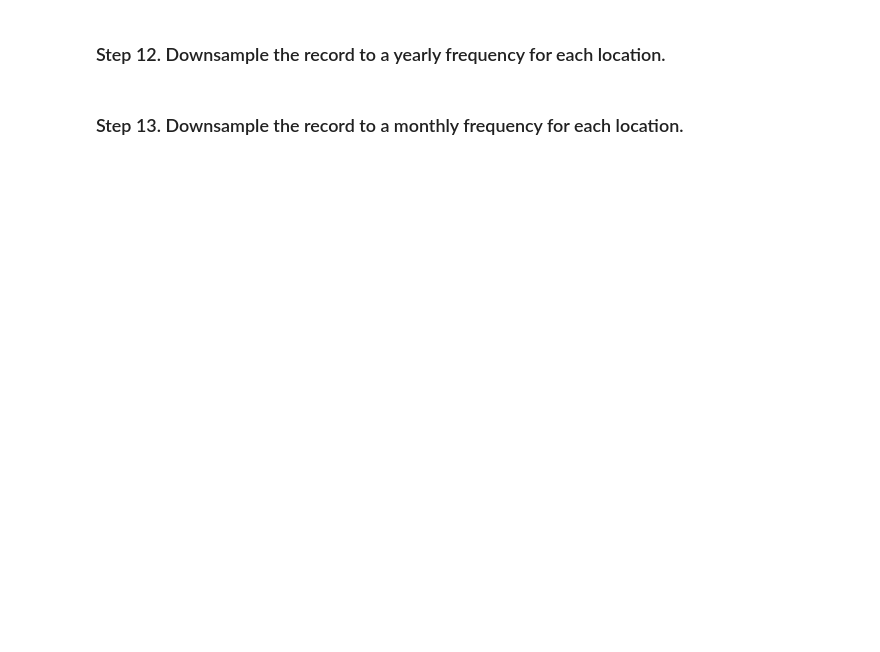
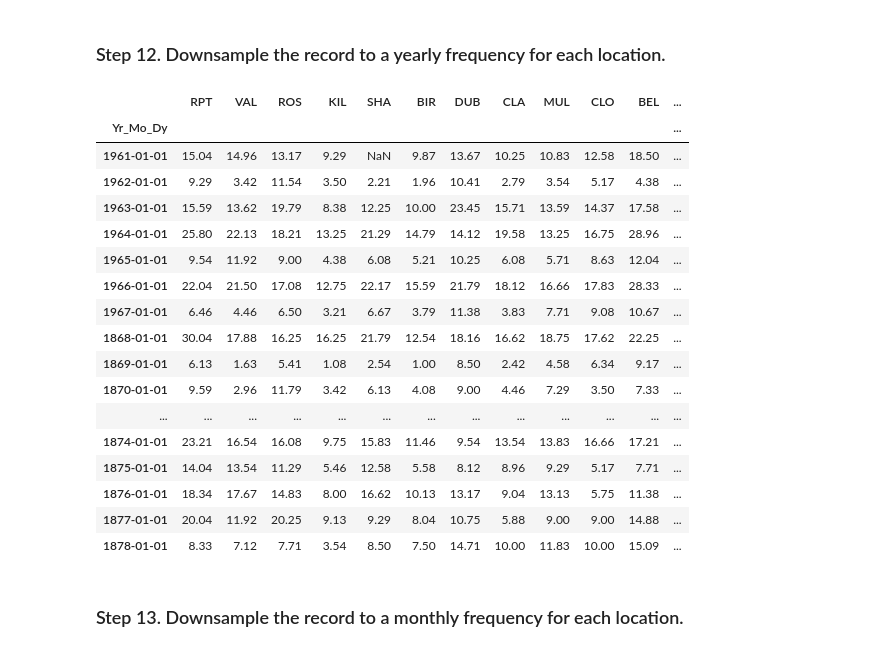
Before and after one commit to amaralcs/pandas_exercises, a Jupyter notebook: 06_Stats/Wind_Stats/Exercises_ca_sol.ipynb, the cells around one changed output. Cells and saved outputs as stored; diff of their text form; code cells hidden in the pictures; blank space fills up the shorter version.

```diff
--- a/06_Stats/Wind_Stats/Exercises_ca_sol.ipynb
+++ b/06_Stats/Wind_Stats/Exercises_ca_sol.ipynb
@@ -131,3 +176,11 @@ dtype: int64
 # %% [markdown]
 ### Step 11. Find the average windspeed in January for each location.
 #### Treat January 1961 and January 1962 both as January.
+# %%
+data['date'] = data.index
+
+data['year'] = data['date'].apply(lambda date: date.year)
+data['month'] = data['date'].apply(lambda date: date.month)
+data['day'] = data['date'].apply(lambda date: date.day)
+
+data[data['month']==1].loc[:,'RPT':'MAL'].mean()
@@ -134,4 +201,25 @@ dtype: int64
 # %% [markdown]
 ### Step 12. Downsample the record to a yearly frequency for each location.
+# %%
+data.query('month == 1 and day==1')
+# %% [output]
+|  | RPT | VAL | ROS | KIL | SHA | BIR | DUB | CLA | MUL | CLO | BEL | ... |
+| Yr_Mo_Dy |  |  |  |  |  |  |  |  |  |  |  | ... |
+| 1961-01-01 | 15.04 | 14.96 | 13.17 | 9.29 | NaN | 9.87 | 13.67 | 10.25 | 10.83 | 12.58 | 18.50 | ... |
+| 1962-01-01 | 9.29 | 3.42 | 11.54 | 3.50 | 2.21 | 1.96 | 10.41 | 2.79 | 3.54 | 5.17 | 4.38 | ... |
+| 1963-01-01 | 15.59 | 13.62 | 19.79 | 8.38 | 12.25 | 10.00 | 23.45 | 15.71 | 13.59 | 14.37 | 17.58 | ... |
+| 1964-01-01 | 25.80 | 22.13 | 18.21 | 13.25 | 21.29 | 14.79 | 14.12 | 19.58 | 13.25 | 16.75 | 28.96 | ... |
+| 1965-01-01 | 9.54 | 11.92 | 9.00 | 4.38 | 6.08 | 5.21 | 10.25 | 6.08 | 5.71 | 8.63 | 12.04 | ... |
+| 1966-01-01 | 22.04 | 21.50 | 17.08 | 12.75 | 22.17 | 15.59 | 21.79 | 18.12 | 16.66 | 17.83 | 28.33 | ... |
+| 1967-01-01 | 6.46 | 4.46 | 6.50 | 3.21 | 6.67 | 3.79 | 11.38 | 3.83 | 7.71 | 9.08 | 10.67 | ... |
+| 1868-01-01 | 30.04 | 17.88 | 16.25 | 16.25 | 21.79 | 12.54 | 18.16 | 16.62 | 18.75 | 17.62 | 22.25 | ... |
+| 1869-01-01 | 6.13 | 1.63 | 5.41 | 1.08 | 2.54 | 1.00 | 8.50 | 2.42 | 4.58 | 6.34 | 9.17 | ... |
+| 1870-01-01 | 9.59 | 2.96 | 11.79 | 3.42 | 6.13 | 4.08 | 9.00 | 4.46 | 7.29 | 3.50 | 7.33 | ... |
+| ... | ... | ... | ... | ... | ... | ... | ... | ... | ... | ... | ... | ... |
+| 1874-01-01 | 23.21 | 16.54 | 16.08 | 9.75 | 15.83 | 11.46 | 9.54 | 13.54 | 13.83 | 16.66 | 17.21 | ... |
+| 1875-01-01 | 14.04 | 13.54 | 11.29 | 5.46 | 12.58 | 5.58 | 8.12 | 8.96 | 9.29 | 5.17 | 7.71 | ... |
+| 1876-01-01 | 18.34 | 17.67 | 14.83 | 8.00 | 16.62 | 10.13 | 13.17 | 9.04 | 13.13 | 5.75 | 11.38 | ... |
+| 1877-01-01 | 20.04 | 11.92 | 20.25 | 9.13 | 9.29 | 8.04 | 10.75 | 5.88 | 9.00 | 9.00 | 14.88 | ... |
+| 1878-01-01 | 8.33 | 7.12 | 7.71 | 3.54 | 8.50 | 7.50 | 14.71 | 10.00 | 11.83 | 10.00 | 15.09 | ... |
 # %% [markdown]
 ### Step 13. Downsample the record to a monthly frequency for each location.
```
Also changed, not shown: parts of 8 cells of this notebook, 8 other files.
